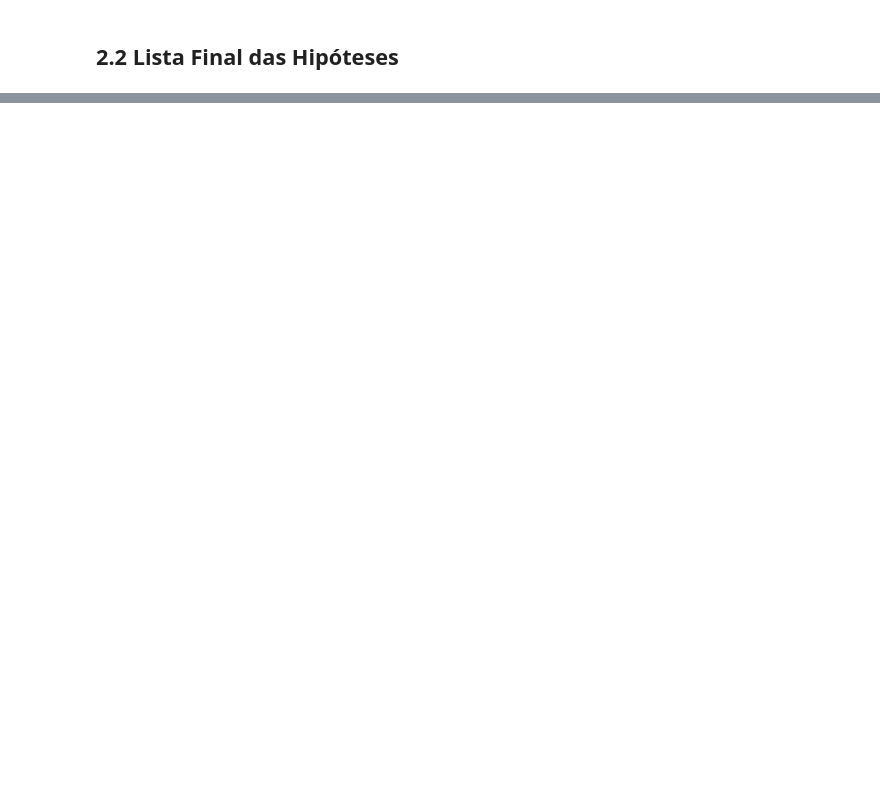
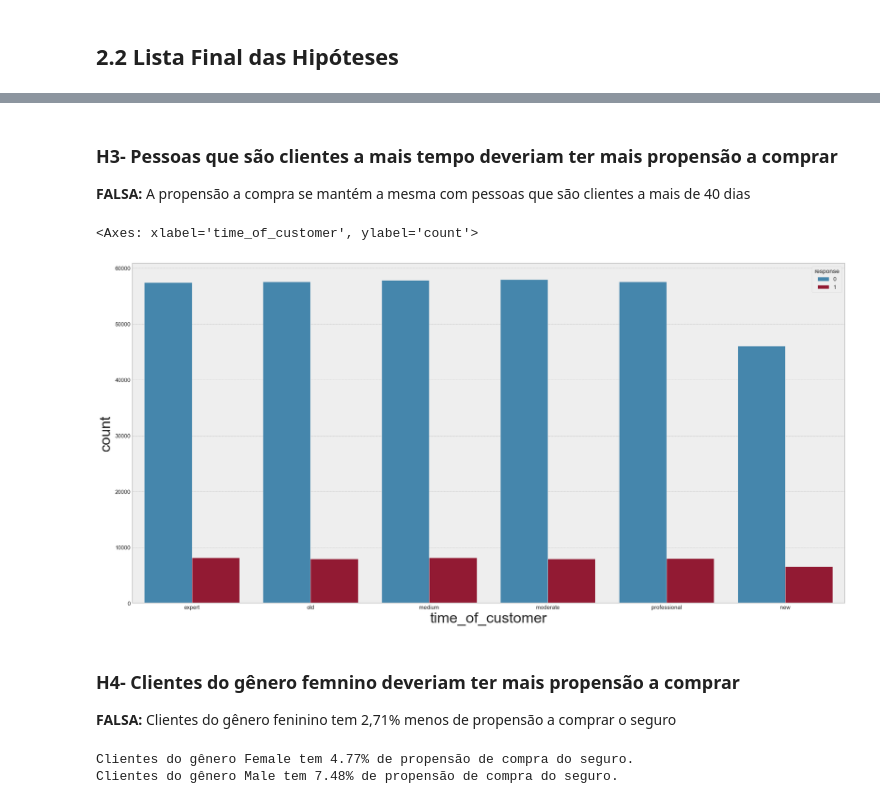
Before and after one commit to andersonrenatobonif/health_insurance, a Jupyter notebook: v01_health_insurance.ipynb, the cells around one changed output, grey strips where cells are left out. Drawn from its saved outputs; the diff is of its cells as text; code cells hidden in the pictures; blank space fills up the shorter version.

```diff
--- a/v01_health_insurance.ipynb
+++ b/v01_health_insurance.ipynb
@@ -339,0 +422,22 @@ df3['vehicle_damage'].nunique()
+# %% [markdown]
+### H3- Pessoas que são clientes a mais tempo deveriam ter mais propensão a comprar
+
+**FALSA:** A propensão a compra se mantém a mesma com pessoas que são clientes a mais de 40 dias
+# %%
+sns.countplot(data=df3, x='time_of_customer', hue='response')
+# %% [output]
+<Axes: xlabel='time_of_customer', ylabel='count'>
+[figure, added]
+# %% [markdown]
+### H4- Clientes do gênero femnino deveriam ter mais propensão a comprar
+
+**FALSA:** Clientes do gênero feninino tem 2,71% menos de propensão a comprar o seguro
+# %%
+female_response = ((((df3['gender'] == 'Female') & (df3['response'] == 1)).sum()) / len(df3['gender']) * 100).round(2)
+print(f'Clientes do gênero Female tem {female_response}% de propensão de compra do seguro.')
+
+male_response = ((((df3['gender'] == 'Male') & (df3['response'] == 1)).sum()) / len(df3['gender']) * 100).round(2)
+print(f'Clientes do gênero Male tem {male_response}% de propensão de compra do seguro.')
+# %% [output]
+Clientes do gênero Female tem 4.77% de propensão de compra do seguro.
+Clientes do gênero Male tem 7.48% de propensão de compra do seguro.
```
Also changed, not shown: parts of 47 cells of this notebook.
